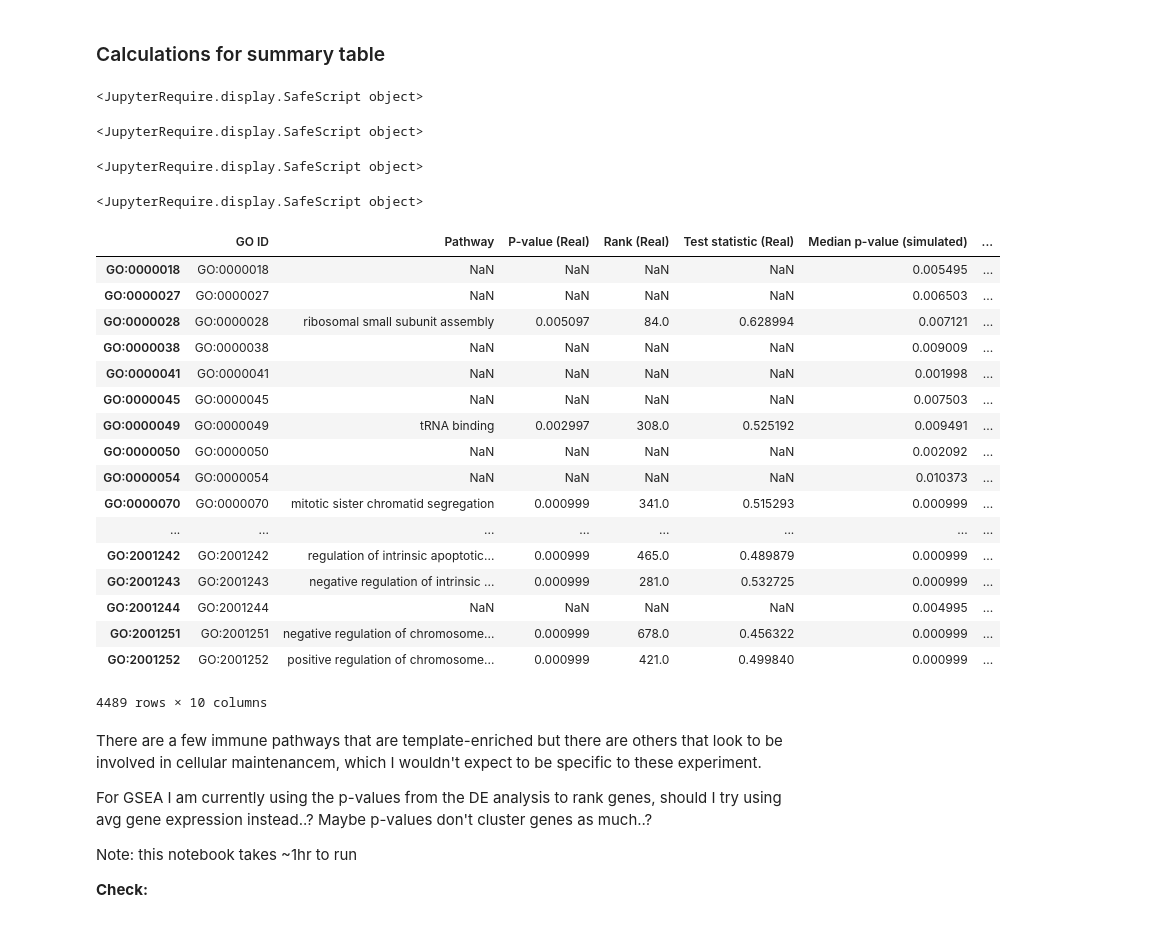
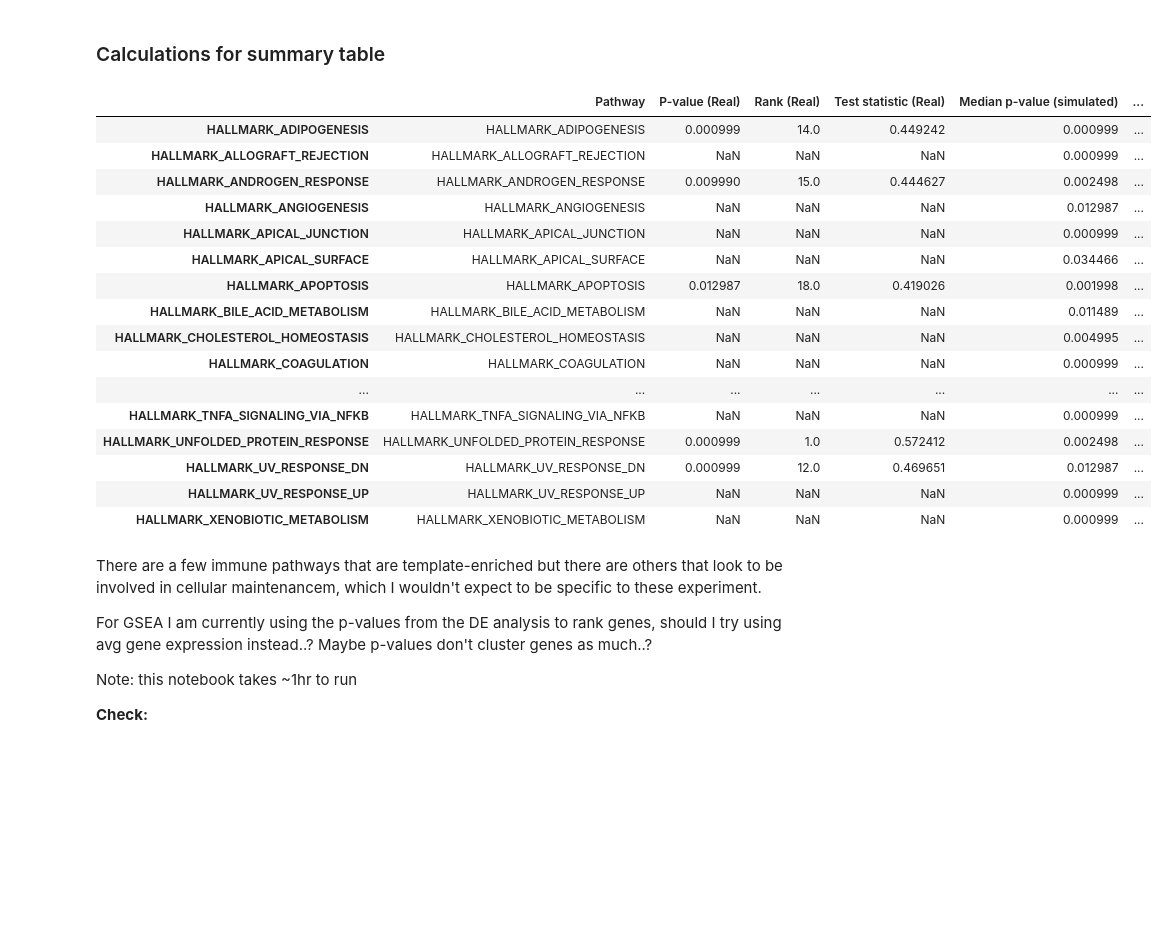
Before and after one commit to greenelab/simulate-expression-compendia, a Jupyter notebook: Rank_pathways/3_statistical_analyses.ipynb, the cells around one changed output. Cells and saved outputs as stored; diff of their text form; code cells hidden in the pictures; blank space fills up the shorter version.

Commit message:
update summary tables and use hallmark

```diff
--- a/Rank_pathways/3_statistical_analyses.ipynb
+++ b/Rank_pathways/3_statistical_analyses.ipynb
@@ -250,9 +432,9 @@ Guangchuang Yu, Li-Gen Wang, Guang-Rong Yan, Qing-Yu He. DOSE: an R/Bioconductor
 # %%
-%%R -i template_DE_stats_file  -o template_enriched_pathways
+%%R -i template_DE_stats_file -i hallmark_DB_file -o template_enriched_pathways
 
 source('../functions/GSEA_analysis.R')
 
-template_enriched_pathways <- find_enriched_pathways(template_DE_stats_file)
+template_enriched_pathways <- find_enriched_pathways(template_DE_stats_file, hallmark_DB_file)
 # %%
 print(template_enriched_pathways.shape)
 template_enriched_pathways.head()
@@ -269,5 +451,16 @@ template_enriched_pathways.head()
+# %%
+# Replace ensembl ids with gene symbols
+if rerun_simulated:
+    for i in range(num_runs):
+        simulated_DE_stats_file = os.path.join(
+            local_dir,
+            "DE_stats",
+            "DE_stats_simulated_data_"+project_id+"_"+str(i)+".txt")
+
+        utils.replace_ensembl_ids(simulated_DE_stats_file,
+                                  gene_id_mapping)
 # %%
-%%R -i project_id -i local_dir -i num_runs
+%%R -i project_id -i local_dir -i hallmark_DB_file -i num_runs -i rerun_simulated
 
 source('../functions/GSEA_analysis.R')
 
@@ -288,8 +481,8 @@ for (i in 0:(num_runs-1)){
                      ".txt",
                      sep="")
 
-    if (file.exists(out_file) == FALSE){
-        enriched_pathways <- find_enriched_pathways(simulated_DE_stats_file)
+    if (rerun_simulated){
+        enriched_pathways <- find_enriched_pathways(simulated_DE_stats_file, hallmark_DB_file)
 
         write.table(enriched_pathways, file = out_file, row.names = T, sep = "\t", quote = F)
         }
@@ -406,3 +600,4 @@ median_pval_simulated = template_simulated_enriched_pathways_stats[('pvalue','me
 median_rank_simulated = template_simulated_enriched_pathways_stats[('ranking','median')]
 mean_test_simulated = template_simulated_enriched_pathways_stats[(col_to_rank,'mean')]
 std_test_simulated = template_simulated_enriched_pathways_stats[(col_to_rank,'std')]
+count_simulated = template_simulated_enriched_pathways_stats[(col_to_rank,'count')]
@@ -414,8 +604,2 @@ Recall that there were 25 simulated experiments
 # %% [markdown]
 ### Calculations for summary table
-# %%
-init_datatables_mode()
-# %% [output]
-<JupyterRequire.display.SafeScript object>
-<JupyterRequire.display.SafeScript object>
-<JupyterRequire.display.SafeScript object>
@@ -422,37 +608,35 @@ init_datatables_mode()
 # %%
-summary = pd.DataFrame(data={'GO ID': template_simulated_enriched_pathways_stats.index,
-                             'Pathway': template_simulated_enriched_pathways_stats['Description'],
+summary = pd.DataFrame(data={'Pathway': template_simulated_enriched_pathways_stats.index,
                              'P-value (Real)': template_simulated_enriched_pathways_stats['pvalue'],
                              'Rank (Real)': template_simulated_enriched_pathways_stats['ranking'],
                              'Test statistic (Real)': template_enriched_pathways[col_to_rank],
                              'Median p-value (simulated)': median_pval_simulated ,
                              'Median rank (simulated)': median_rank_simulated ,
                              'Mean test statistic (simulated)': mean_test_simulated ,
-                             'Std deviation (simulated)': std_test_simulated
+                             'Std deviation (simulated)': std_test_simulated,
+                             'Number of experiments (simulated)': count_simulated
                             }
                       )
 summary['Z score'] = (summary['Test statistic (Real)'] - summary['Mean test statistic (simulated)'])/summary['Std deviation (simulated)']
 summary
 # %% [output]
-<JupyterRequire.display.SafeScript object>
-|  | GO ID | Pathway | P-value (Real) | Rank (Real) | Test statistic (Real) | Median p-value (simulated) | ... |
-| GO:0000018 | GO:0000018 | NaN | NaN | NaN | NaN | 0.005495 | ... |
-| GO:0000027 | GO:0000027 | NaN | NaN | NaN | NaN | 0.006503 | ... |
-| GO:0000028 | GO:0000028 | ribosomal small subunit assembly | 0.005097 | 84.0 | 0.628994 | 0.007121 | ... |
-| GO:0000038 | GO:0000038 | NaN | NaN | NaN | NaN | 0.009009 | ... |
-| GO:0000041 | GO:0000041 | NaN | NaN | NaN | NaN | 0.001998 | ... |
-| GO:0000045 | GO:0000045 | NaN | NaN | NaN | NaN | 0.007503 | ... |
-| GO:0000049 | GO:0000049 | tRNA binding | 0.002997 | 308.0 | 0.525192 | 0.009491 | ... |
-| GO:0000050 | GO:0000050 | NaN | NaN | NaN | NaN | 0.002092 | ... |
-| GO:0000054 | GO:0000054 | NaN | NaN | NaN | NaN | 0.010373 | ... |
-| GO:0000070 | GO:0000070 | mitotic sister chromatid segregation | 0.000999 | 341.0 | 0.515293 | 0.000999 | ... |
-| ... | ... | ... | ... | ... | ... | ... | ... |
-| GO:2001242 | GO:2001242 | regulation of intrinsic apoptotic... | 0.000999 | 465.0 | 0.489879 | 0.000999 | ... |
-| GO:2001243 | GO:2001243 | negative regulation of intrinsic ... | 0.000999 | 281.0 | 0.532725 | 0.000999 | ... |
-| GO:2001244 | GO:2001244 | NaN | NaN | NaN | NaN | 0.004995 | ... |
-| GO:2001251 | GO:2001251 | negative regulation of chromosome... | 0.000999 | 678.0 | 0.456322 | 0.000999 | ... |
-| GO:2001252 | GO:2001252 | positive regulation of chromosome... | 0.000999 | 421.0 | 0.499840 | 0.000999 | ... |
+|  | Pathway | P-value (Real) | Rank (Real) | Test statistic (Real) | Median p-value (simulated) | ... |
+| HALLMARK_ADIPOGENESIS | HALLMARK_ADIPOGENESIS | 0.000999 | 14.0 | 0.449242 | 0.000999 | ... |
+| HALLMARK_ALLOGRAFT_REJECTION | HALLMARK_ALLOGRAFT_REJECTION | NaN | NaN | NaN | 0.000999 | ... |
+| HALLMARK_ANDROGEN_RESPONSE | HALLMARK_ANDROGEN_RESPONSE | 0.009990 | 15.0 | 0.444627 | 0.002498 | ... |
+| HALLMARK_ANGIOGENESIS | HALLMARK_ANGIOGENESIS | NaN | NaN | NaN | 0.012987 | ... |
+| HALLMARK_APICAL_JUNCTION | HALLMARK_APICAL_JUNCTION | NaN | NaN | NaN | 0.000999 | ... |
+| HALLMARK_APICAL_SURFACE | HALLMARK_APICAL_SURFACE | NaN | NaN | NaN | 0.034466 | ... |
+| HALLMARK_APOPTOSIS | HALLMARK_APOPTOSIS | 0.012987 | 18.0 | 0.419026 | 0.001998 | ... |
+| HALLMARK_BILE_ACID_METABOLISM | HALLMARK_BILE_ACID_METABOLISM | NaN | NaN | NaN | 0.011489 | ... |
+| HALLMARK_CHOLESTEROL_HOMEOSTASIS | HALLMARK_CHOLESTEROL_HOMEOSTASIS | NaN | NaN | NaN | 0.004995 | ... |
+| HALLMARK_COAGULATION | HALLMARK_COAGULATION | NaN | NaN | NaN | 0.000999 | ... |
+| ... | ... | ... | ... | ... | ... | ... |
+| HALLMARK_TNFA_SIGNALING_VIA_NFKB | HALLMARK_TNFA_SIGNALING_VIA_NFKB | NaN | NaN | NaN | 0.000999 | ... |
+| HALLMARK_UNFOLDED_PROTEIN_RESPONSE | HALLMARK_UNFOLDED_PROTEIN_RESPONSE | 0.000999 | 1.0 | 0.572412 | 0.002498 | ... |
+| HALLMARK_UV_RESPONSE_DN | HALLMARK_UV_RESPONSE_DN | 0.000999 | 12.0 | 0.469651 | 0.012987 | ... |
+| HALLMARK_UV_RESPONSE_UP | HALLMARK_UV_RESPONSE_UP | NaN | NaN | NaN | 0.000999 | ... |
+| HALLMARK_XENOBIOTIC_METABOLISM | HALLMARK_XENOBIOTIC_METABOLISM | NaN | NaN | NaN | 0.000999 | ... |
-4489 rows × 10 columns
 # %%
 # Save file
 summary_file = os.path.join(
```
Also changed, not shown: parts of 47 cells of this notebook, 2 other files.
